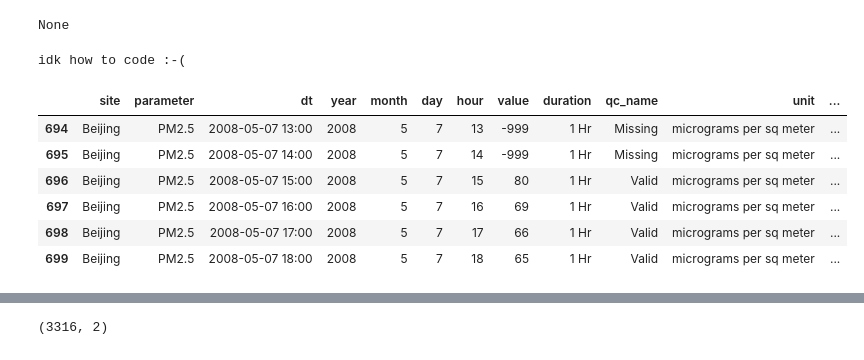
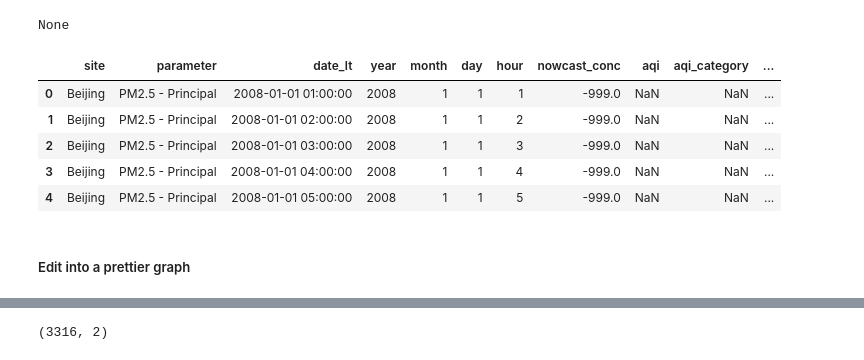
Before and after one commit to yontartu/wuran, a Jupyter notebook: beijing_aqi.ipynb, the cells around one changed output, grey strips where cells are left out. Saved outputs shown, nothing was run; the diff lists cells and outputs as text; code cells hidden in the pictures.

```diff
--- a/beijing_aqi.ipynb
+++ b/beijing_aqi.ipynb
@@ -193,21 +257,18 @@ a = fill_missing(-1)
 print(a)
 # %% [output]
 None
-# %%
-print('idk how to code :-(') # START HERE
-# %% [output]
-idk how to code :-(
 # %%
-df_comb[df_comb.qc_name == 'Missing'].value.apply(fill_missing)
-df_comb['val'] = df_comb.value.apply(fill_missing)
-df_comb[df_comb.qc_name == 'Missing']
-df_comb.iloc[694:700] #looks good
+df_comb['aqi'] = df_comb.aqi.apply(fill_missing)
+df_comb[df_comb.qc_name == 'Missing'] #looks good
+df_comb['date_lt'] = pd.to_datetime(df_comb.date_lt)
+df_comb.head()
 # %% [output]
-|  | site | parameter | dt | year | month | day | hour | value | duration | qc_name | unit | ... |
-| 694 | Beijing | PM2.5 | 2008-05-07 13:00 | 2008 | 5 | 7 | 13 | -999 | 1 Hr | Missing | micrograms per sq meter | ... |
-| 695 | Beijing | PM2.5 | 2008-05-07 14:00 | 2008 | 5 | 7 | 14 | -999 | 1 Hr | Missing | micrograms per sq meter | ... |
-| 696 | Beijing | PM2.5 | 2008-05-07 15:00 | 2008 | 5 | 7 | 15 | 80 | 1 Hr | Valid | micrograms per sq meter | ... |
-| 697 | Beijing | PM2.5 | 2008-05-07 16:00 | 2008 | 5 | 7 | 16 | 69 | 1 Hr | Valid | micrograms per sq meter | ... |
-| 698 | Beijing | PM2.5 | 2008-05-07 17:00 | 2008 | 5 | 7 | 17 | 66 | 1 Hr | Valid | micrograms per sq meter | ... |
-| 699 | Beijing | PM2.5 | 2008-05-07 18:00 | 2008 | 5 | 7 | 18 | 65 | 1 Hr | Valid | micrograms per sq meter | ... |
+|  | site | parameter | date_lt | year | month | day | hour | nowcast_conc | aqi | aqi_category | ... |
+| 0 | Beijing | PM2.5 - Principal | 2008-01-01 01:00:00 | 2008 | 1 | 1 | 1 | -999.0 | NaN | NaN | ... |
+| 1 | Beijing | PM2.5 - Principal | 2008-01-01 02:00:00 | 2008 | 1 | 1 | 2 | -999.0 | NaN | NaN | ... |
+| 2 | Beijing | PM2.5 - Principal | 2008-01-01 03:00:00 | 2008 | 1 | 1 | 3 | -999.0 | NaN | NaN | ... |
+| 3 | Beijing | PM2.5 - Principal | 2008-01-01 04:00:00 | 2008 | 1 | 1 | 4 | -999.0 | NaN | NaN | ... |
+| 4 | Beijing | PM2.5 - Principal | 2008-01-01 05:00:00 | 2008 | 1 | 1 | 5 | -999.0 | NaN | NaN | ... |
+# %% [markdown]
+##### Edit into a prettier graph
 # %%
```
Also changed, not shown: parts of 56 cells of this notebook, 1 other file.
